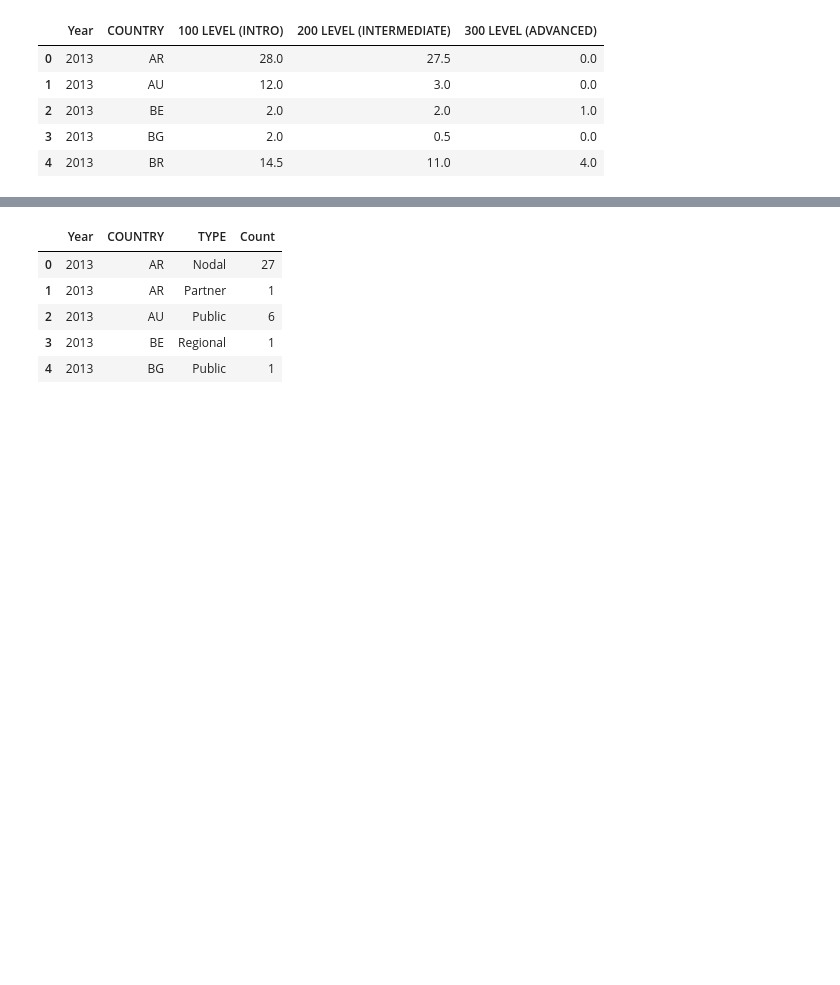
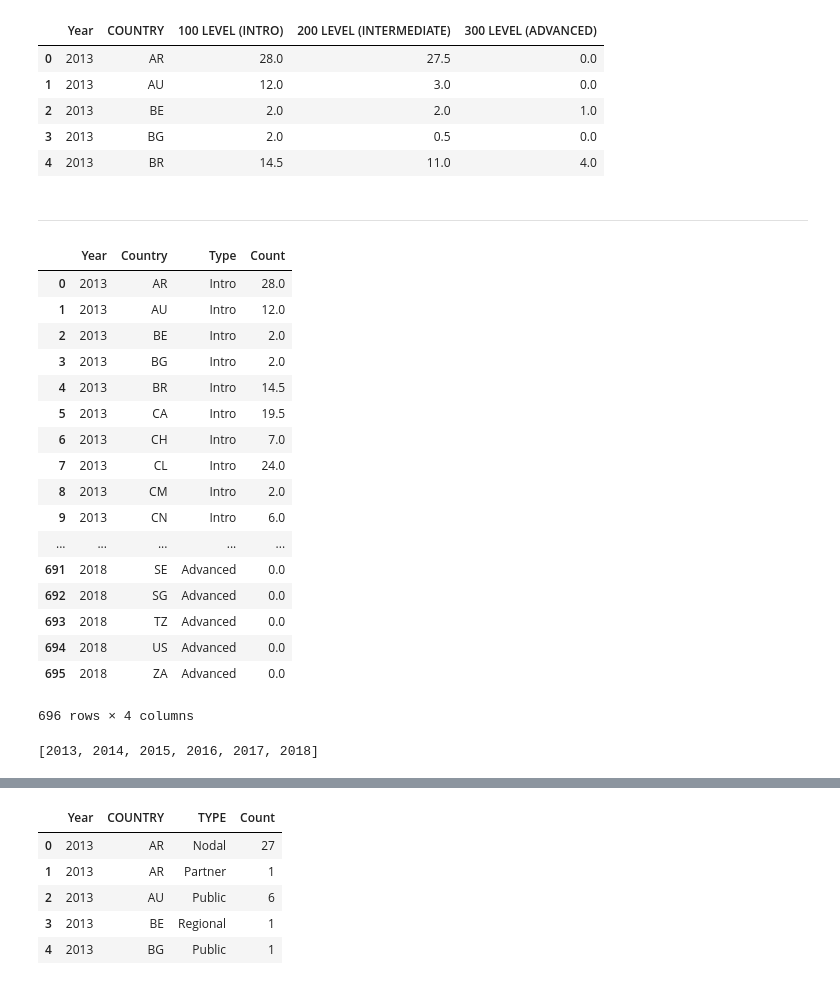
Before and after one commit to charlottegiseleweil/natcap-training-viz, a Jupyter notebook: Preprocessing/Preprocessing_shikhar.ipynb, the cells around one changed output, grey strips where cells are left out. Cells and saved outputs as stored; diff of their text form; code cells hidden in the pictures; blank space fills up the shorter version.

```diff
--- a/Preprocessing/Preprocessing_shikhar.ipynb
+++ b/Preprocessing/Preprocessing_shikhar.ipynb
@@ -179,3 +179,36 @@ levels_grouped_by_year_and_country.head()
 | 2 | 2013 | BE | 2.0 | 2.0 | 1.0 |
 | 3 | 2013 | BG | 2.0 | 0.5 | 0.0 |
 | 4 | 2013 | BR | 14.5 | 11.0 | 4.0 |
+# %% [markdown]
+---
+# %%
+level_stats = levels_grouped_by_year_and_country.melt(id_vars=['Year', 'COUNTRY'], var_name='Type', value_name='Count')
+level_stats = level_stats.replace({'100 LEVEL\n(INTRO)':'Intro',
+                     '200 LEVEL\n(INTERMEDIATE)': 'Intermediate',
+                     '300 LEVEL\n(ADVANCED)': 'Advanced'})
+level_stats = level_stats.rename(columns={'COUNTRY': 'Country'})
+level_stats
+# %% [output]
+|  | Year | Country | Type | Count |
+| 0 | 2013 | AR | Intro | 28.0 |
+| 1 | 2013 | AU | Intro | 12.0 |
+| 2 | 2013 | BE | Intro | 2.0 |
+| 3 | 2013 | BG | Intro | 2.0 |
+| 4 | 2013 | BR | Intro | 14.5 |
+| 5 | 2013 | CA | Intro | 19.5 |
+| 6 | 2013 | CH | Intro | 7.0 |
+| 7 | 2013 | CL | Intro | 24.0 |
+| 8 | 2013 | CM | Intro | 2.0 |
+| 9 | 2013 | CN | Intro | 6.0 |
+| ... | ... | ... | ... | ... |
+| 691 | 2018 | SE | Advanced | 0.0 |
+| 692 | 2018 | SG | Advanced | 0.0 |
+| 693 | 2018 | TZ | Advanced | 0.0 |
+| 694 | 2018 | US | Advanced | 0.0 |
+| 695 | 2018 | ZA | Advanced | 0.0 |
+696 rows × 4 columns
+# %%
+years = range(2013, 2019)
+list(years)
+# %% [output]
+[2013, 2014, 2015, 2016, 2017, 2018]
```
Also changed, not shown: parts of 15 cells of this notebook, 2 other files.
